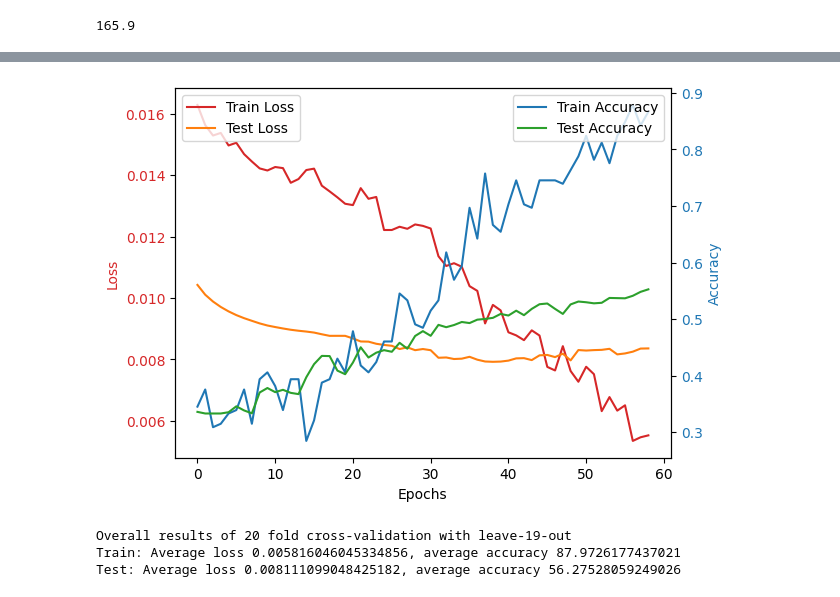
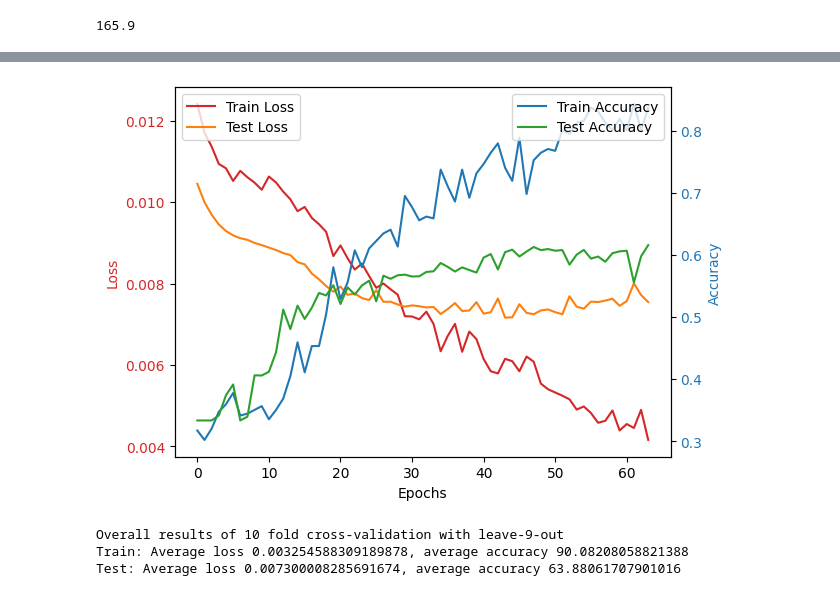
Before and after one commit to MattyAB/ecg_transfer, a Jupyter notebook: ecg.ipynb, the cells around one changed output, grey strips where cells are left out. Drawn from its saved outputs; the diff is of its cells as text; code cells hidden in the pictures.

Commit message:
Refactored to an interface-based approach for transfer models.

```diff
--- a/ecg.ipynb
+++ b/ecg.ipynb
@@ -153,11 +153,11 @@ trainparams = TrainParams()
 trainparams.weights = weights
 trainparams.labelmap = labelmap
 trainparams.n_epochs=200
-trainparams.k=20
-trainparams.m=19
+trainparams.k=10
+trainparams.m=9
 trainparams.early_stopping=20
 
-history = train_control_12lead_model(dataset_12lead, trainparams, test=False)
+history = train_kfold_transfer_model(dataset_12lead, trainparams, Transfer1LSTMModel, test=False)
 
 plot_tt_graph(history, idx=0)
 display_results(history, trainparams=trainparams)
@@ -182,7 +182,7 @@ Early stopping triggered after epoch 70
-[figure, old version]
+[figure, new version]
-Overall results of 20 fold cross-validation with leave-19-out
-Train: Average loss 0.005816046045334856, average accuracy 87.9726177437021
-Test: Average loss 0.008111099048425182, average accuracy 56.27528059249026
+Overall results of 10 fold cross-validation with leave-9-out
+Train: Average loss 0.003254588309189878, average accuracy 90.08208058821388
+Test: Average loss 0.007300008285691674, average accuracy 63.88061707901016
 # %%
 transfer_def = TransferDef()
 transfer_def.return_request = [4]
```
Also changed, not shown: parts of 4 cells of this notebook, 2 other files.
